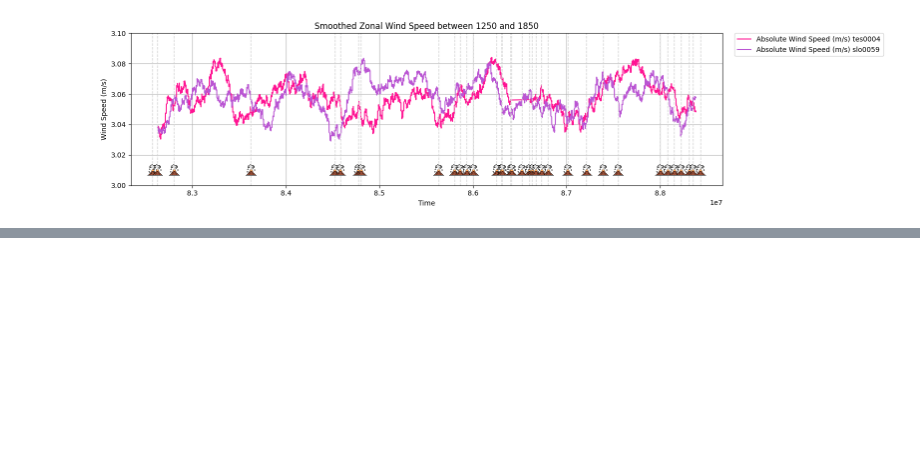
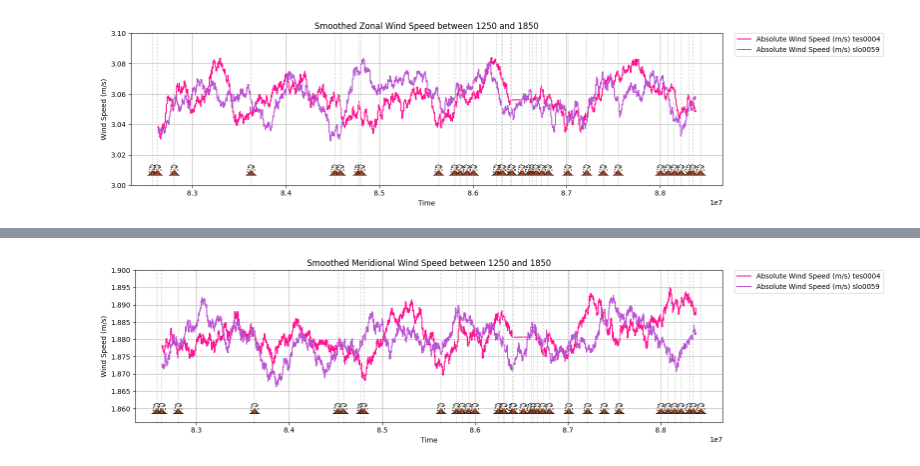
Before and after one commit to EliHHogemo/lia, a Jupyter notebook: winds.ipynb, the cells around one changed output, grey strips where cells are left out. Drawn from its saved outputs; the diff is of its cells as text; code cells hidden in the pictures; blank space fills up the shorter version.

Commit message:
looked at the meriomeridional timeseries, and the total wind speed, as well as the total wind speed at maps, global and Scandinavia.

```diff
--- a/winds.ipynb
+++ b/winds.ipynb
@@ -418,0 +422,4 @@ plt.show()
+# %%
+ds_v10_59 = xr.open_dataset('/nird/datalake/NS1004K/elihho/slo0059_echam6_BOT_mm_0_1850_var166.nc')
+ds_v10_04 = xr.open_dataset('/nird/datalake/NS1004K/elihho/tes0004_echam6_BOT_mm_0_1850_var166.nc')
+ds_v10_04
@@ -418,0 +441,51 @@ plt.show()
+# %%
+absolute_v10_59 = abs(ds_v10_59['var166'])
+absolute_v10_04 = abs(ds_v10_04['var166'])
+tsv_59 = absolute_v10_59.mean(dim=['lat', 'lon'])
+tsv_04 = absolute_v10_04.mean(dim=['lat', 'lon'])
+# %%
+# Select time range for absolute values
+tsv_59 = tsv_59.sel(time=slice(time_1250, time_1850))
+tsv_04 = tsv_04.sel(time=slice(time_1250, time_1850))
+
+# Apply smoothing
+smoothv_59 = tsv_59.rolling(time=300, center=True).mean()
+smoothv_04 = tsv_04.rolling(time=300, center=True).mean()
+
+# Volcano years
+volcano = [1257, 1262, 1280, 1362, 1452, 1458, 1477, 1480, 1563, 1580, 1586, 1593,
+           1600, 1625, 1630, 1631, 1640, 1641, 1652, 1660, 1663, 1667, 1673, 1680,
+           1701, 1721, 1739, 1755, 1800, 1808, 1815, 1822, 1831, 1835, 1843]
+
+# Load volcano icon
+volcano_img = mpimg.imread("volcano.png")
+volcano_icon = OffsetImage(volcano_img, zoom=0.03)
+
+# Plotting
+fig, ax = plt.subplots(figsize=(16, 4))
+
+# Plot smoothed ABSOLUTE values
+smoothv_04.plot(ax=ax, label='Absolute Wind Speed (m/s) tes0004', color='deeppink')
+smoothv_59.plot(ax=ax, label='Absolute Wind Speed (m/s) slo0059', color='mediumorchid')
+
+# Volcano lines and icons
+for vt in volcano:
+    x = year_to_numeric(vt)
+    ax.axvline(x=x, color='lightgray', linestyle='--', linewidth=1)
+    ab = AnnotationBbox(volcano_icon, (x, 1.86), frameon=False, box_alignment=(0.5, 0.5))
+    ax.add_artist(ab)
+
+ax.set_title('Smoothed Meridional Wind Speed between 1250 and 1850')
+ax.set_ylim(1.856, 1.9)
+ax.set_ylabel('Wind Speed (m/s)')
+ax.set_xlabel('Time')
+ax.grid(True)
+
+# Legend outside
+ax.legend(loc='upper left', bbox_to_anchor=(1.02, 1), borderaxespad=0)
+
+# Adjust layout
+plt.tight_layout()
+plt.show()
+# %% [output]
+[figure, added]
```
Also changed, not shown: parts of 7 cells of this notebook.
